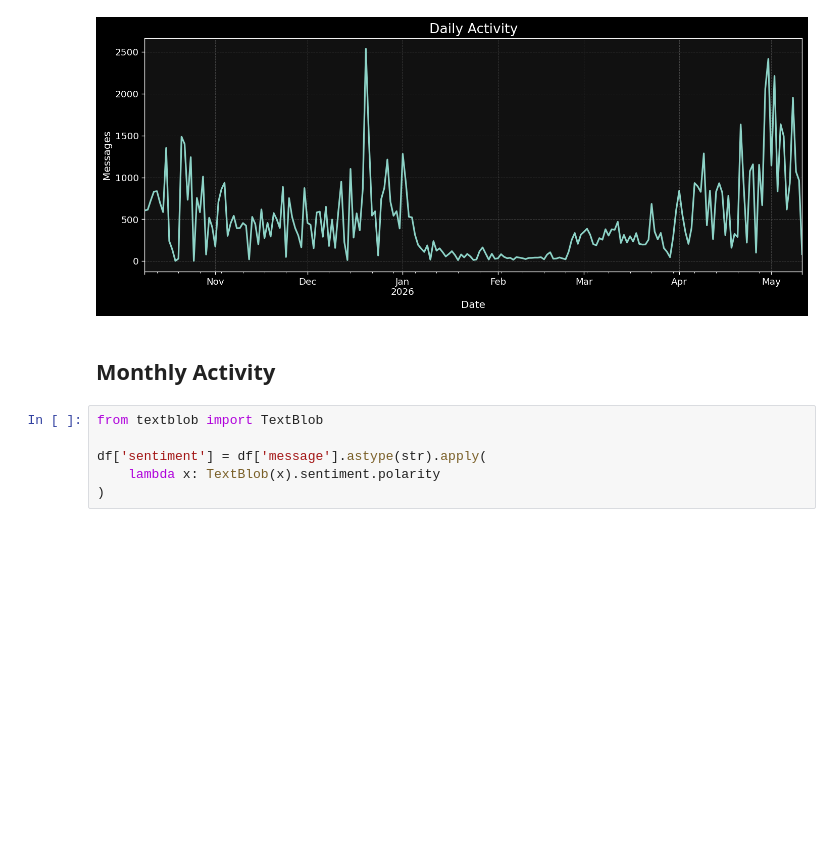
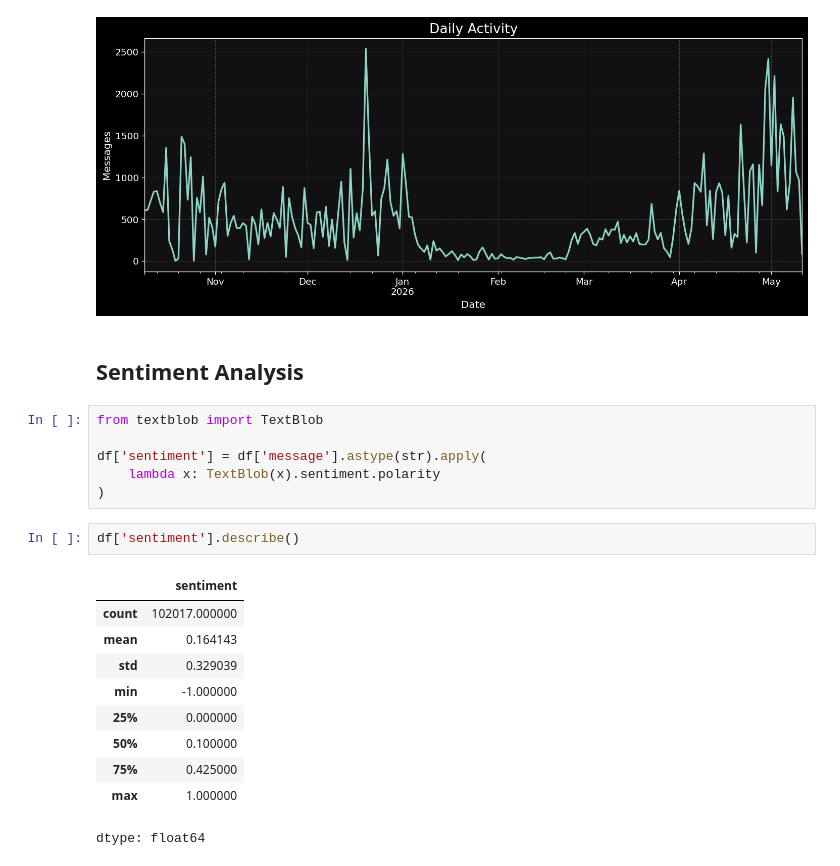
Before and after one commit to 456zamir8/Data_Science_Projects, a Jupyter notebook: Unsent_data/Unsent_project.ipynb, the cells around one changed output. Saved outputs shown, nothing was run; the diff lists cells and outputs as text; blank space fills up the shorter version.

```diff
--- a/Unsent_data/Unsent_project.ipynb
+++ b/Unsent_data/Unsent_project.ipynb
@@ -278,11 +278,24 @@ plt.title('Daily Activity')
 plt.show()
 # %% [output]
 [figure]
-# %% [markdown]
-## **Monthly Activity**
+# %% [markdown]
+## **Sentiment Analysis**
 # %%
 from textblob import TextBlob
 
 df['sentiment'] = df['message'].astype(str).apply(
     lambda x: TextBlob(x).sentiment.polarity
 )
+# %%
+df['sentiment'].describe()
+# %% [output]
+|  | sentiment |
+| count | 102017.000000 |
+| mean | 0.164143 |
+| std | 0.329039 |
+| min | -1.000000 |
+| 25% | 0.000000 |
+| 50% | 0.100000 |
+| 75% | 0.425000 |
+| max | 1.000000 |
+dtype: float64
```
Also changed, not shown: parts of 2 cells of this notebook.
